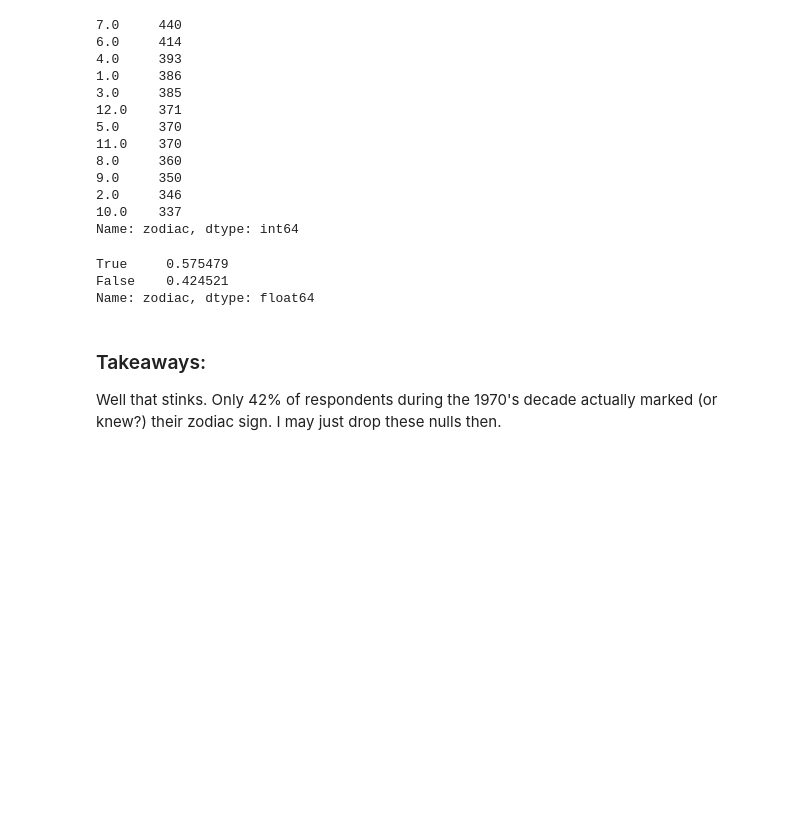
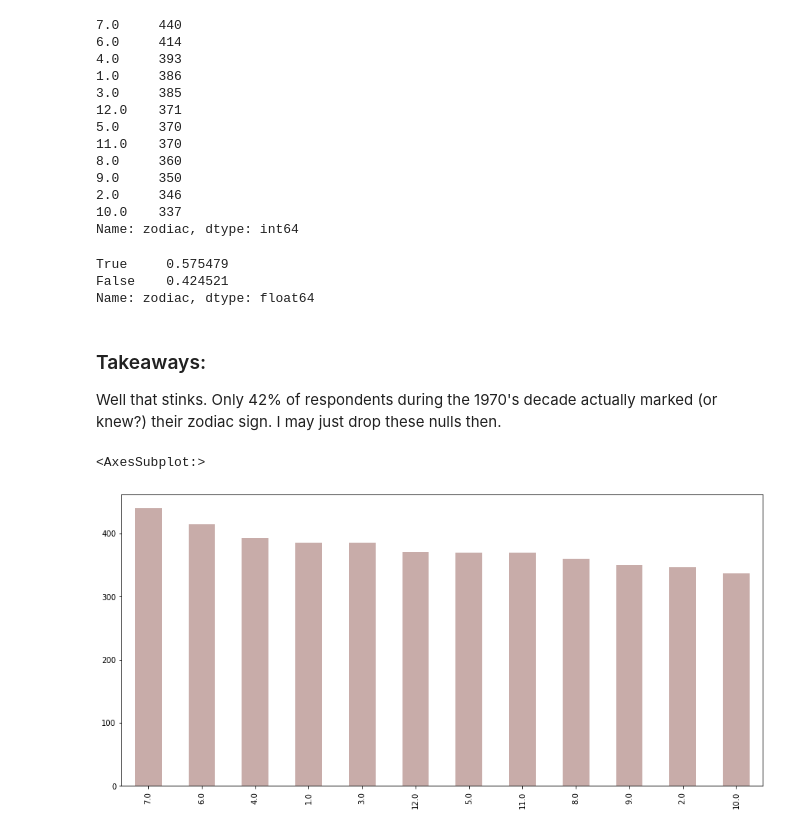
Before and after one commit to jeneyring/Zodiac-Predictions-2, a Jupyter notebook: wrangle.ipynb, the cells around one changed output. Drawn from its saved outputs; the diff is of its cells as text; code cells hidden in the pictures; blank space fills up the shorter version.

Commit message:
looking at zodiac in 70's

```diff
--- a/wrangle.ipynb
+++ b/wrangle.ipynb
@@ -294,3 +295,9 @@ Name: zodiac, dtype: float64
 # %% [markdown]
 ### Takeaways:
 Well that stinks. Only 42% of respondents during the 1970's decade actually marked (or knew?) their zodiac sign. I may just drop these nulls then.
+# %%
+df70['zodiac'].value_counts().plot(kind="bar", figsize=(15,7), color= "#c8aca9")
+#note: I want to change this visual to include each color, descending and apply new zodiac columns for names of signs
+# %% [output]
+<AxesSubplot:>
+[figure, added]
```
Also changed, not shown: parts of 2 cells of this notebook.
